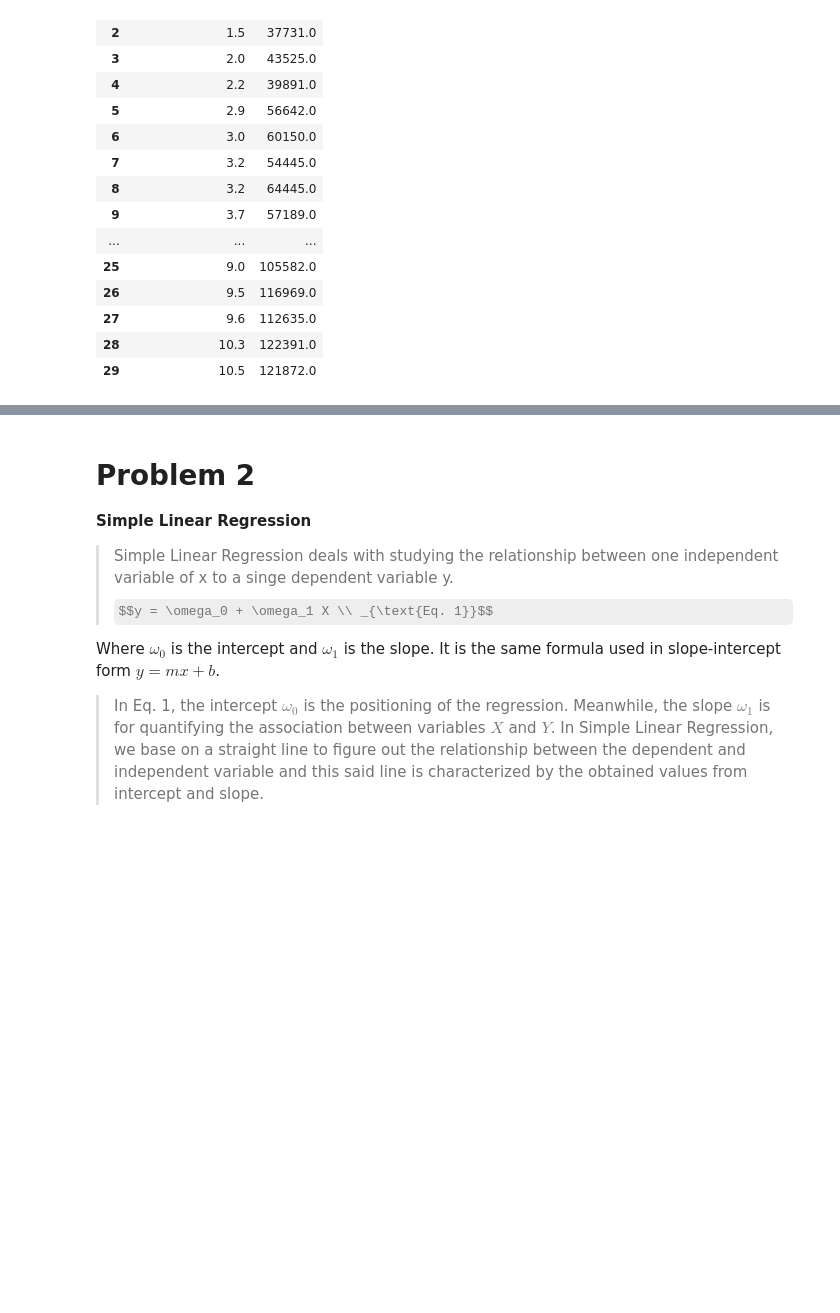
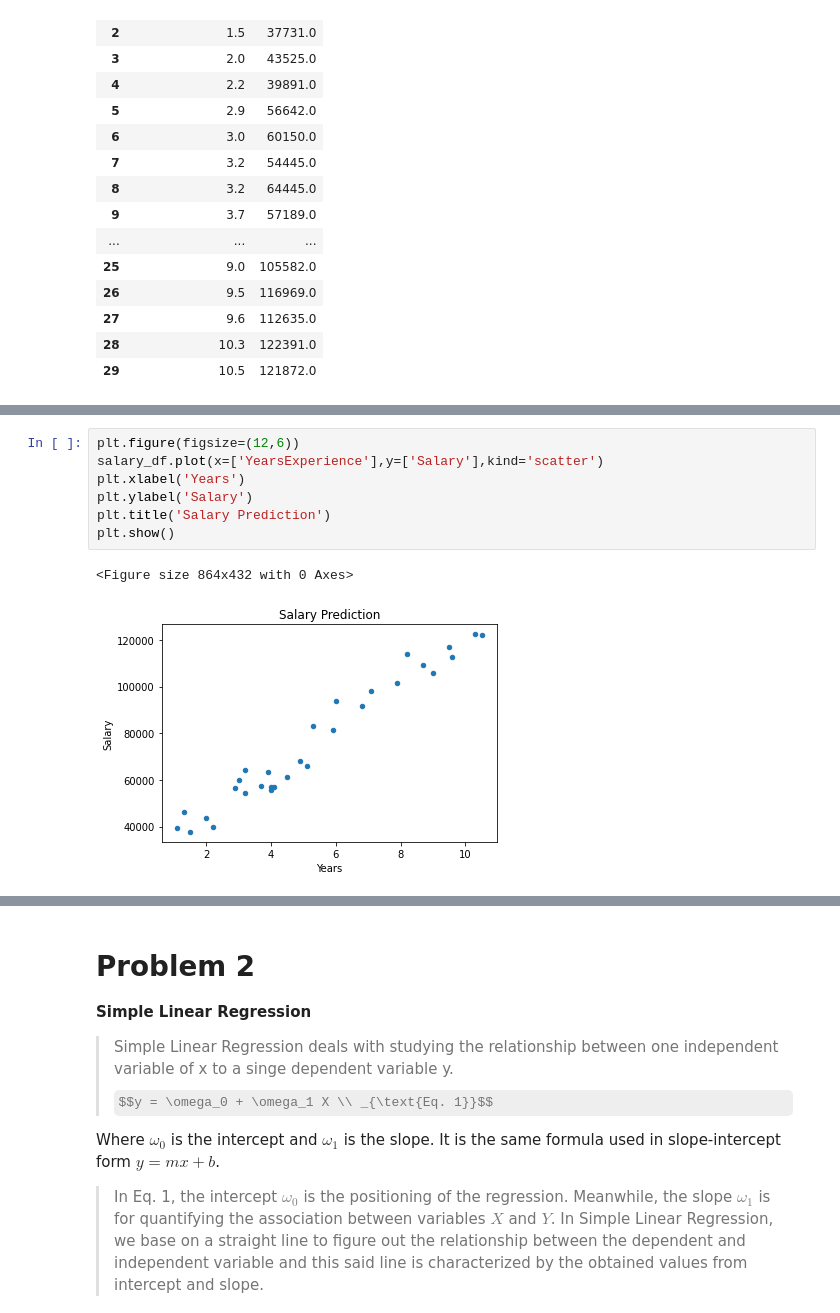
Before and after one commit to Nikkuchan/AIDA1_Wagler, a Jupyter notebook: 58089_MEX_Padilla.ipynb, the cells around one changed output, grey strips where cells are left out. Drawn from its saved outputs; the diff is of its cells as text; some formulas as TeX source; blank space fills up the shorter version.

```diff
--- a/58089_MEX_Padilla.ipynb
+++ b/58089_MEX_Padilla.ipynb
@@ -34,0 +88,10 @@ salary_df
+# %%
+plt.figure(figsize=(12,6))
+salary_df.plot(x=['YearsExperience'],y=['Salary'],kind='scatter')
+plt.xlabel('Years')
+plt.ylabel('Salary')
+plt.title('Salary Prediction')
+plt.show()
+# %% [output]
+<Figure size 864x432 with 0 Axes>
+[figure, added]
```
Also changed, not shown: parts of 10 cells of this notebook.
